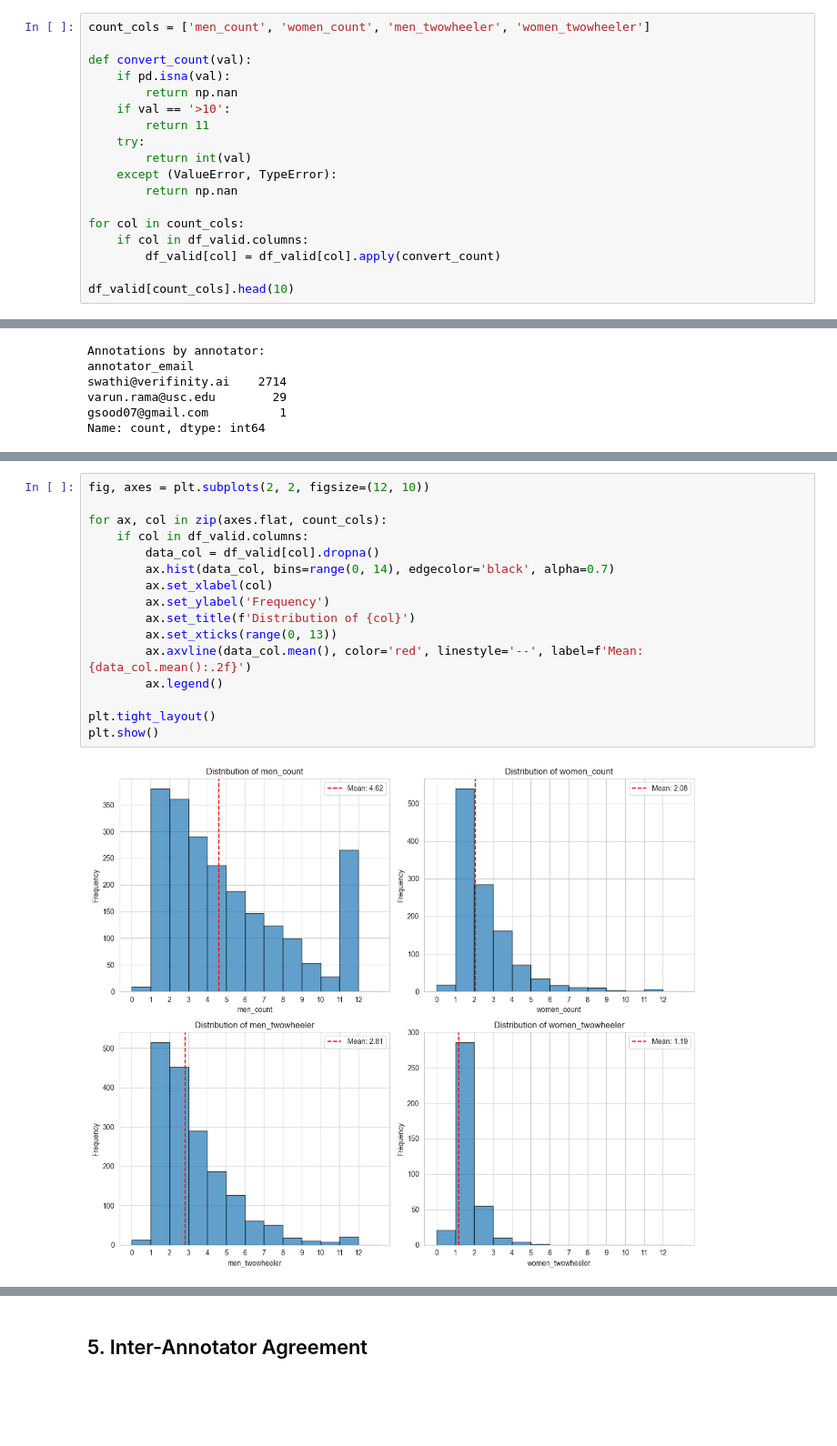
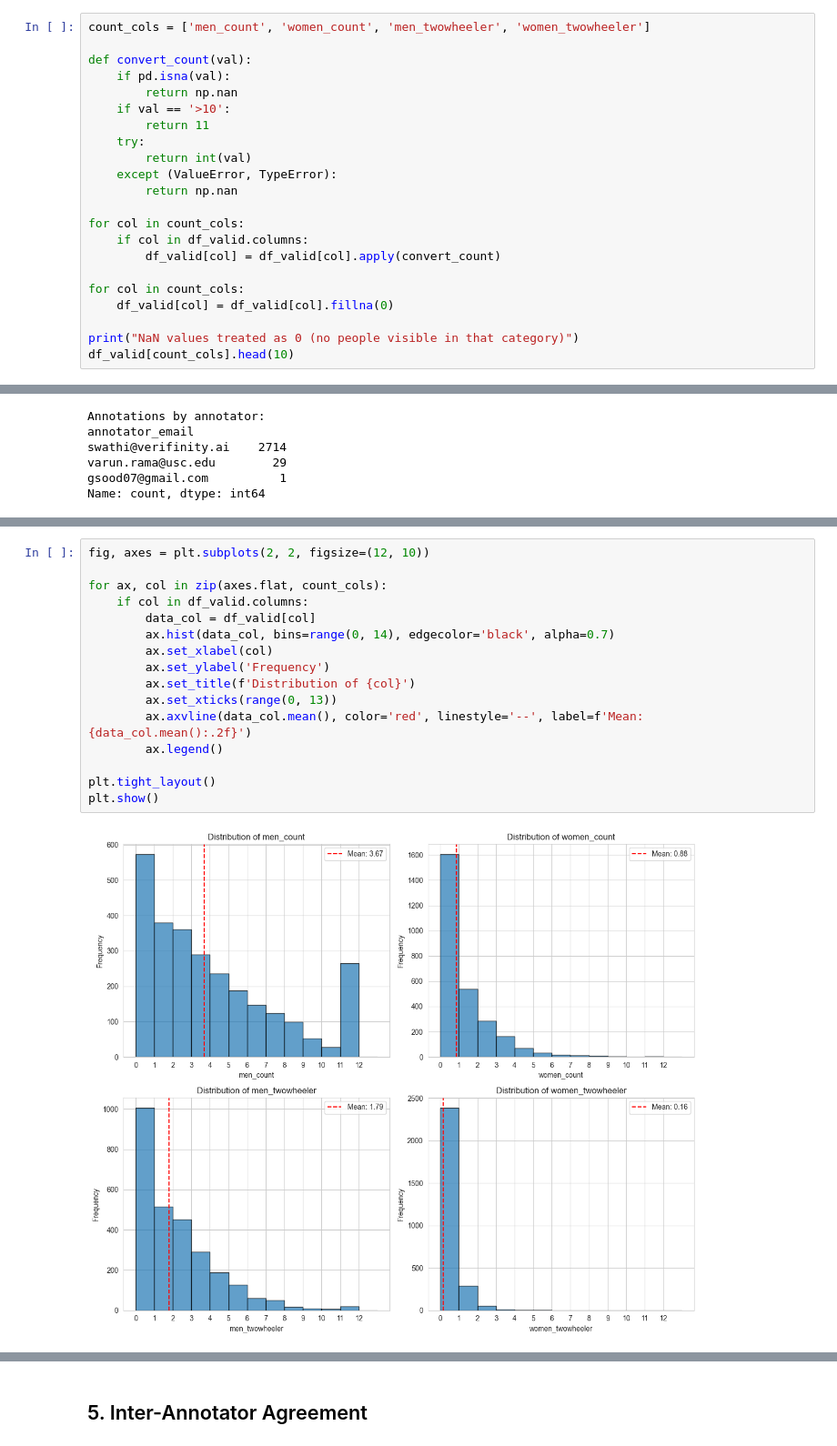
Before and after one commit to geosensing/missing_women, a Jupyter notebook: scripts/analysis/mumbai_annotations.ipynb, the cells around one changed output, grey strips where cells are left out. Shown at 91% size. Drawn from its saved outputs; the diff is of its cells as text; blank space fills up the shorter version.

```diff
--- a/scripts/analysis/mumbai_annotations.ipynb
+++ b/scripts/analysis/mumbai_annotations.ipynb
@@ -94,5 +95,9 @@ for col in count_cols:
     if col in df_valid.columns:
         df_valid[col] = df_valid[col].apply(convert_count)
 
+for col in count_cols:
+    df_valid[col] = df_valid[col].fillna(0)
+
+print("NaN values treated as 0 (no people visible in that category)")
 df_valid[count_cols].head(10)
 # %% [output]
@@ -181,18 +172,18 @@ max        11.00        11.00           11.00              5.00
 # %%
 fig, axes = plt.subplots(2, 2, figsize=(12, 10))
 
 for ax, col in zip(axes.flat, count_cols):
     if col in df_valid.columns:
-        data_col = df_valid[col].dropna()
+        data_col = df_valid[col]
         ax.hist(data_col, bins=range(0, 14), edgecolor='black', alpha=0.7)
         ax.set_xlabel(col)
         ax.set_ylabel('Frequency')
         ax.set_title(f'Distribution of {col}')
         ax.set_xticks(range(0, 13))
         ax.axvline(data_col.mean(), color='red', linestyle='--', label=f'Mean: {data_col.mean():.2f}')
         ax.legend()
 
 plt.tight_layout()
 plt.show()
 # %% [output]
-[figure, old version]
+[figure, new version]
```
Also changed, not shown: parts of 46 cells of this notebook, 7 other files.
